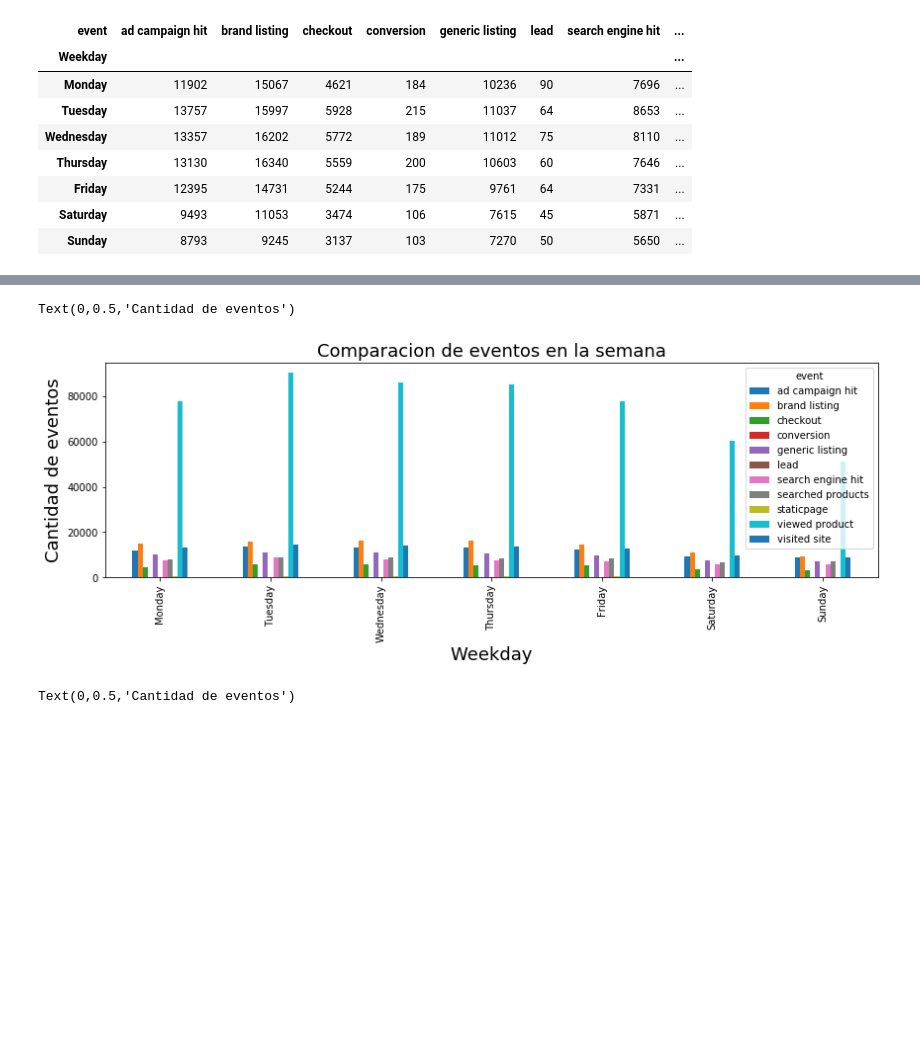
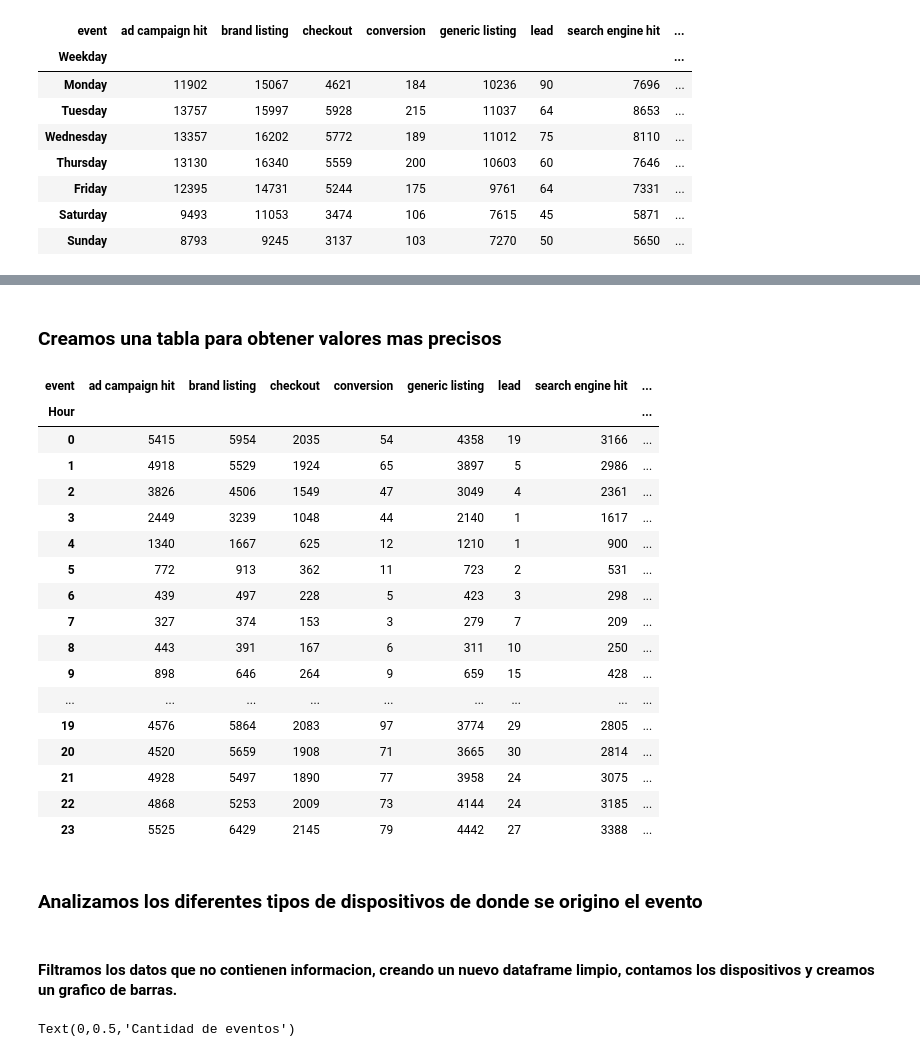
Before and after one commit to MartinCohen98/OrganizacionDeDatosTP1, a Jupyter notebook: AnalisisExploratorioTrocafoneBarbara.ipynb, the cells around one changed output, grey strips where cells are left out. Cells and saved outputs as stored; diff of their text form; code cells hidden in the pictures; blank space fills up the shorter version.

```diff
--- a/AnalisisExploratorioTrocafoneBarbara.ipynb
+++ b/AnalisisExploratorioTrocafoneBarbara.ipynb
@@ -202,12 +261,30 @@ Text(0,0.5,'Cantidad de eventos')
-# %%
-
-plot=pd.crosstab(df.Weekday, df.event).plot(kind='bar',figsize=(14,4));
-plot.set_title("Comparacion de eventos en la semana", fontsize=18)
-plot.set_xlabel("Weekday",fontsize=18)
-plot.set_ylabel("Cantidad de eventos", fontsize=18)
-# %% [output]
-Text(0,0.5,'Cantidad de eventos')
-[figure, removed]
+# %% [markdown]
+### Creamos una tabla para obtener valores mas precisos
+# %%
+pd.crosstab(df.Hour, df.event)
+# %% [output]
+| event | ad campaign hit | brand listing | checkout | conversion | generic listing | lead | search engine hit | ... |
+| Hour |  |  |  |  |  |  |  | ... |
+| 0 | 5415 | 5954 | 2035 | 54 | 4358 | 19 | 3166 | ... |
+| 1 | 4918 | 5529 | 1924 | 65 | 3897 | 5 | 2986 | ... |
+| 2 | 3826 | 4506 | 1549 | 47 | 3049 | 4 | 2361 | ... |
+| 3 | 2449 | 3239 | 1048 | 44 | 2140 | 1 | 1617 | ... |
+| 4 | 1340 | 1667 | 625 | 12 | 1210 | 1 | 900 | ... |
+| 5 | 772 | 913 | 362 | 11 | 723 | 2 | 531 | ... |
+| 6 | 439 | 497 | 228 | 5 | 423 | 3 | 298 | ... |
+| 7 | 327 | 374 | 153 | 3 | 279 | 7 | 209 | ... |
+| 8 | 443 | 391 | 167 | 6 | 311 | 10 | 250 | ... |
+| 9 | 898 | 646 | 264 | 9 | 659 | 15 | 428 | ... |
+| ... | ... | ... | ... | ... | ... | ... | ... | ... |
+| 19 | 4576 | 5864 | 2083 | 97 | 3774 | 29 | 2805 | ... |
+| 20 | 4520 | 5659 | 1908 | 71 | 3665 | 30 | 2814 | ... |
+| 21 | 4928 | 5497 | 1890 | 77 | 3958 | 24 | 3075 | ... |
+| 22 | 4868 | 5253 | 2009 | 73 | 4144 | 24 | 3185 | ... |
+| 23 | 5525 | 6429 | 2145 | 79 | 4442 | 27 | 3388 | ... |
+# %% [markdown]
+### Analizamos los diferentes tipos de dispositivos de donde se origino el evento
+# %% [markdown]
+#### Filtramos los datos que no contienen informacion, creando un nuevo dataframe limpio, contamos los dispositivos y creamos un grafico de barras.
 # %%
 # tipos de dispositivos de donde se origino el evento
 
```
Also changed, not shown: parts of 37 cells of this notebook.
